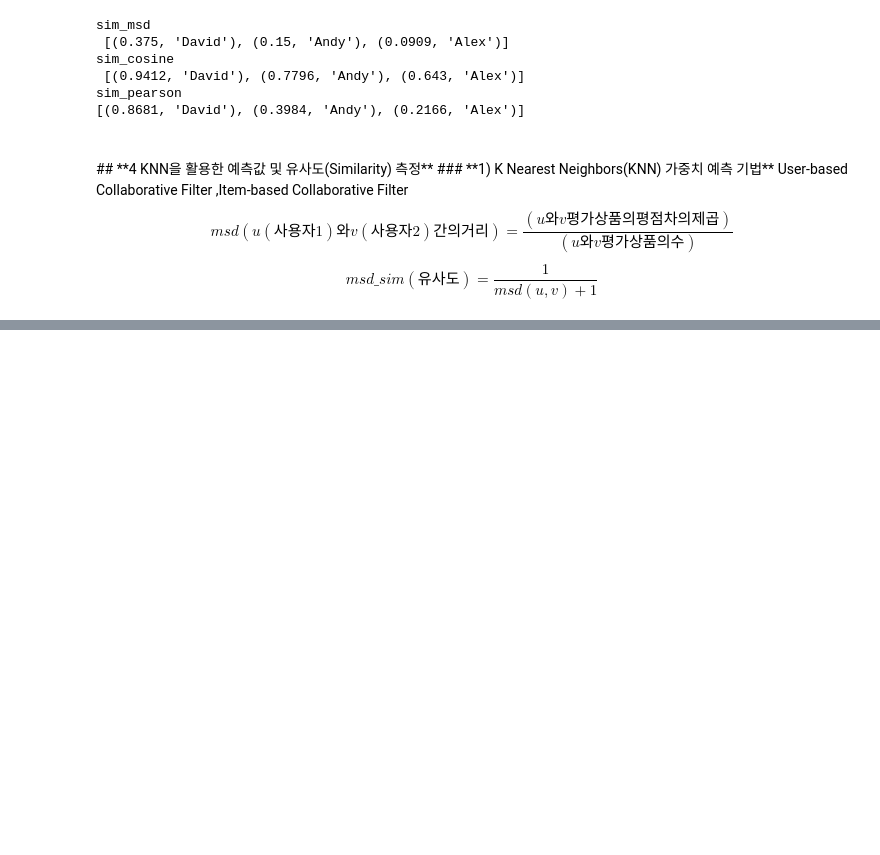
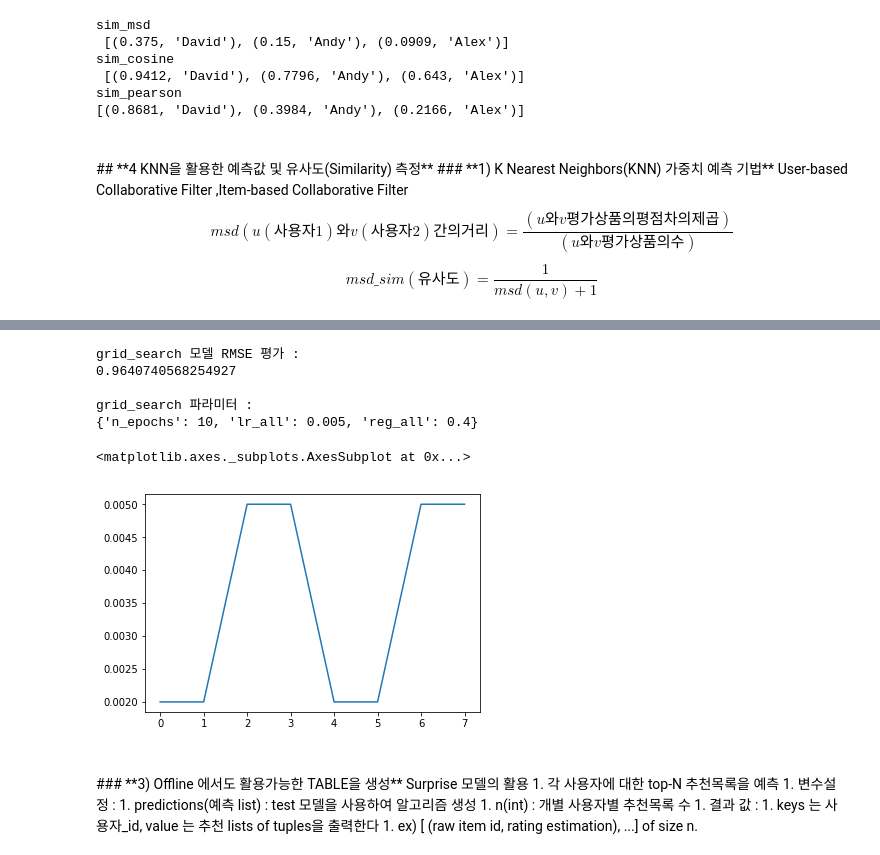
Before and after one commit to Queie/Django, a Jupyter notebook: 02.Recommand.ipynb, the cells around one changed output, grey strips where cells are left out. Saved outputs shown, nothing was run; the diff lists cells and outputs as text; code cells hidden in the pictures; blank space fills up the shorter version.

```diff
--- a/02.Recommand.ipynb
+++ b/02.Recommand.ipynb
@@ -325,0 +561,13 @@ k-nn으로
+# %%
+import random
+from surprise import SVD, Dataset, accuracy, GridSearch
+
+data = Dataset.load_builtin('ml-100k')   # 모든 데이터 추출
+data.split(n_folds=3)                    # 3차원으로 데이터 나누기
+
+# 학습 모델 만들기
+print('Grid Search...')
+param_grid = {'n_epochs': [5, 10], 'lr_all': [0.002, 0.005]}
+grid_search = GridSearch(SVD, param_grid, measures=['RMSE'], verbose=1)
+print(grid_search.best_params)
+grid_search.evaluate(data)
@@ -325,0 +595,47 @@ k-nn으로
+# %%
+# GridSearchCV 모듈 활용
+# http://surprise.readthedocs.io/en/stable/getting_started.html#cross-validate-example
+import random
+from surprise import SVD, Dataset, accuracy
+from surprise.model_selection.search import GridSearchCV
+data = Dataset.load_builtin('ml-100k')   # 모든 데이터 추출
+data.split(n_folds=3)                    # 3차원으로 데이터 나누기
+
+# 추천모델 평가방법
+# https://datascienceschool.net/view-notebook/fcd3550f11ac4537acec8d18136f2066/
+# RMSE : Root Mean Squared Error
+# MAE  : Mean Absolute Error
+param_grid = {'n_epochs': [5, 10], 'lr_all': [0.002, 0.005], 'reg_all': [0.4, 0.6]}
+grid_search = GridSearchCV(SVD, param_grid, measures=['RMSE', 'mae'], cv=3)
+grid_search.fit(data)
+print("""grid_search 모델 RMSE 평가 : \n{}
+       \ngrid_search 파라미터 : \n{}""".format(\
+            grid_search.best_score['rmse'],
+            grid_search.best_params['rmse']))
+# %% [output]
+grid_search 모델 RMSE 평가 :
+0.9640740568254927
+
+grid_search 파라미터 :
+{'n_epochs': 10, 'lr_all': 0.005, 'reg_all': 0.4}
+# %%
+%matplotlib inline
+# RMSE score 평가과정의 출력
+results_df = pd.DataFrame.from_dict(grid_search.cv_results)
+results_df.param_lr_all.plot()
+# results_df.columns
+#print(results_df.head(3))
+# %% [output]
+<matplotlib.axes._subplots.AxesSubplot at 0x...>
+[figure, added]
+# %% [markdown]
+<br>
+### **3) Offline 에서도 활용가능한 TABLE을 생성**
+Surprise 모델의 활용
+1. 각 사용자에 대한 top-N 추천목록을 예측
+1. 변수설정 :
+    1. predictions(예측 list) : test 모델을 사용하여 알고리즘 생성
+    1. n(int) : 개별 사용자별 추천목록 수
+1. 결과 값 :
+    1. keys 는 사용자_id, value 는 추천 lists of tuples을 출력한다
+    1. ex) [ (raw item id, rating estimation), ...] of size n.
```
Also changed, not shown: parts of 32 cells of this notebook.
